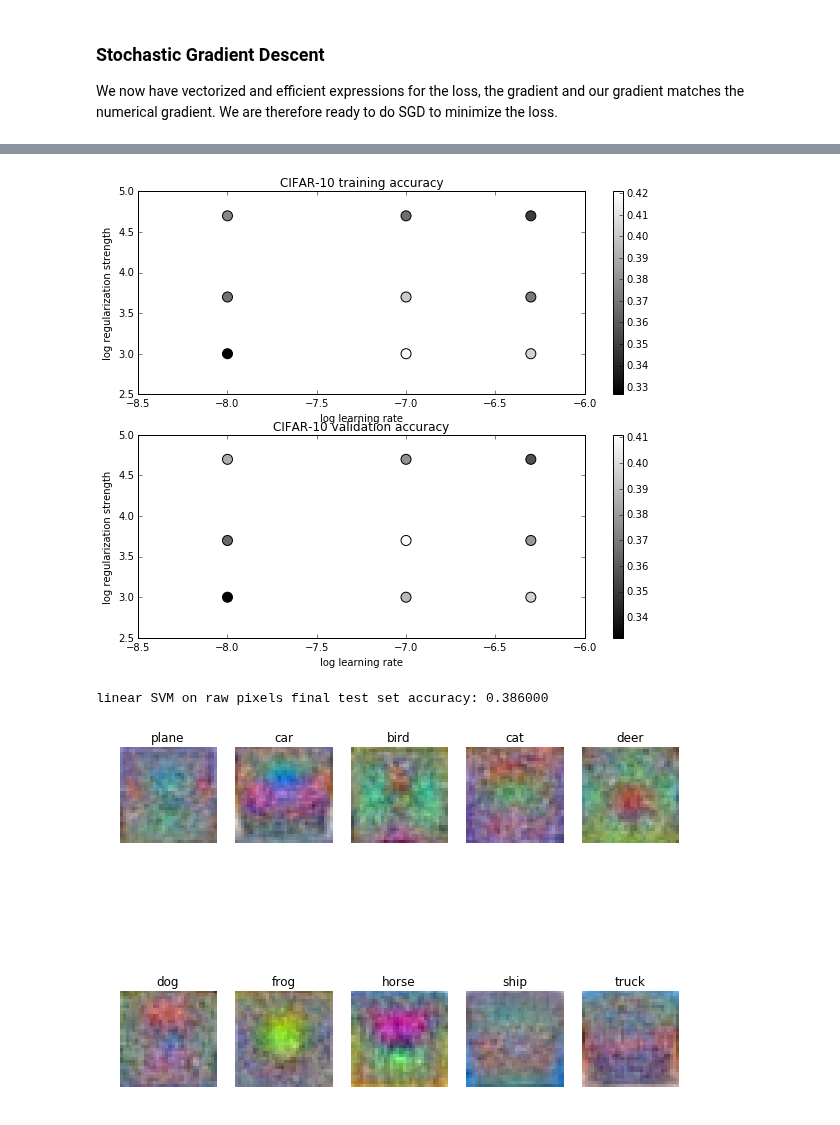
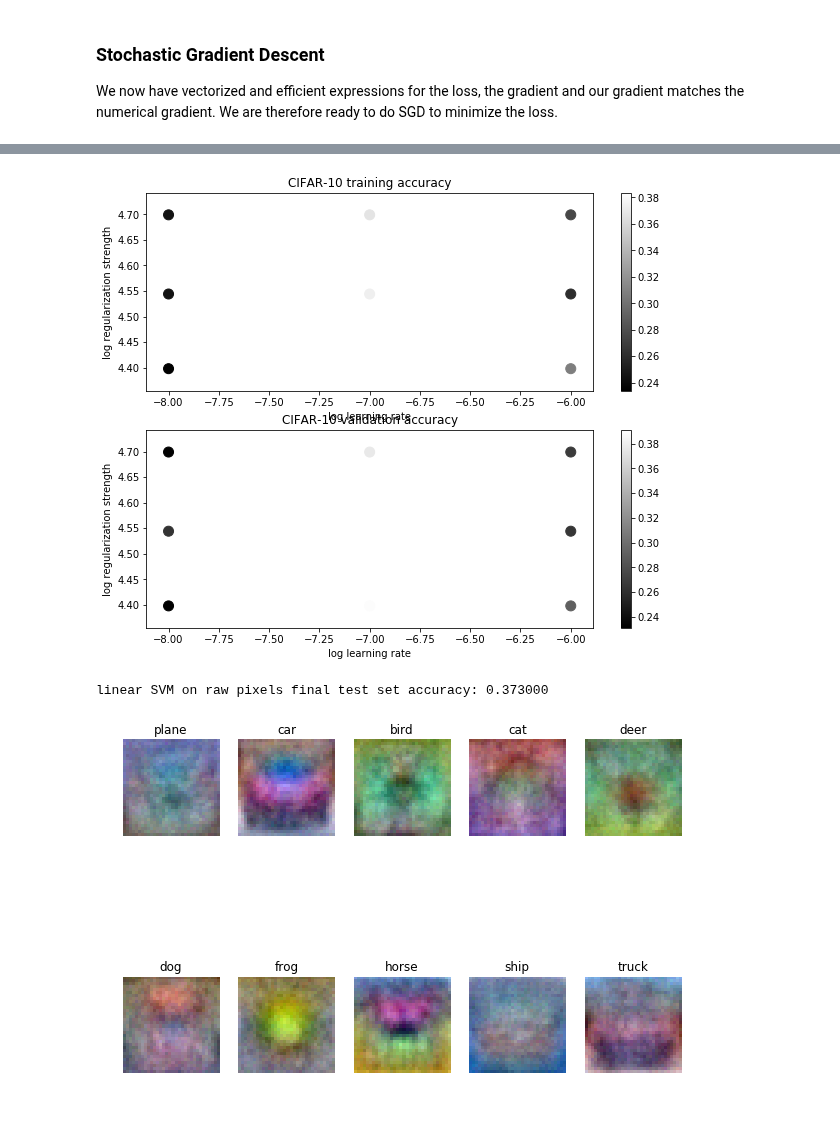
Before and after one commit to kjblakemore/Convolution, a Jupyter notebook: assignment1/svm.ipynb, the cells around one changed output, grey strips where cells are left out. Drawn from its saved outputs; the diff is of its cells as text; code cells hidden in the pictures.

```diff
--- a/assignment1/svm.ipynb
+++ b/assignment1/svm.ipynb
@@ -280,8 +298,8 @@ We now have vectorized and efficient expressions for the loss, the gradient and
 from cs231n.classifiers import LinearSVM
 svm = LinearSVM()
 tic = time.time()
-loss_hist = svm.train(X_train, y_train, learning_rate=1e-7, reg=5e4,
+loss_hist = svm.train(X_train, y_train, learning_rate=1e-7, reg=2.5e4,
                       num_iters=1500, verbose=True)
 toc = time.time()
-print 'That took %fs' % (toc - tic)
+print('That took %fs' % (toc - tic))
 # %% [output]
@@ -325,8 +343,8 @@ validation accuracy: 0.369000
 # learning rate). You should experiment with different ranges for the learning
 # rates and regularization strengths; if you are careful you should be able to
 # get a classification accuracy of about 0.4 on the validation set.
-learning_rates = [1e-7, 5e-7, 1e-8]
-regularization_strengths = [1e3, 5e3, 5e4]
+learning_rates = [1e-8, 1e-7, 1e-6]
+regularization_strengths = [2.5e4, 3.5e4, 5e4]
 
 # results is dictionary mapping tuples of the form
 # (learning_rate, regularization_strength) to tuples of the form
@@ -353,19 +371,19 @@ best_svm = None # The LinearSVM object that achieved the highest validation rate
 from cs231n.classifiers import LinearSVM
 import itertools
 
-for lr, rs in itertools.product(learning_rates, regularization_strengths):
-    print 'lr, rs: ', lr, rs
+for [lr, rs] in itertools.product(learning_rates, regularization_strengths):
+    svm = LinearSVM()
+    svm.train(X_train, y_train, learning_rate=lr, reg=rs, num_iters=1500, verbose=False)
 
-    svm = LinearSVM()
-    loss_hist = svm.train(X_train, y_train, learning_rate=lr, reg=rs,
-                          num_iters=20000, verbose=True)
     y_train_pred = svm.predict(X_train)
+    y_val_pred = svm.predict(X_val)
+
     training_accuracy = np.mean(y_train == y_train_pred)
-    y_val_pred = svm.predict(X_val)
     validation_accuracy = np.mean(y_val == y_val_pred)
-    results[(lr,rs)] = (training_accuracy, validation_accuracy)
 
-    if validation_accuracy > best_val:
+    results[(lr, rs)] = (training_accuracy, validation_accuracy)
+
+    if (validation_accuracy > best_val):
         best_val = validation_accuracy
         best_svm = svm
 
@@ -376,8 +394,8 @@ for lr, rs in itertools.product(learning_rates, regularization_strengths):
 # Print out results.
 for lr, reg in sorted(results):
     train_accuracy, val_accuracy = results[(lr, reg)]
-    print 'lr %e reg %e train accuracy: %f val accuracy: %f' % (
-                lr, reg, train_accuracy, val_accuracy)
+    print('lr %e reg %e train accuracy: %f val accuracy: %f' % (
+                lr, reg, train_accuracy, val_accuracy))
 
-print 'best validation accuracy achieved during cross-validation: %f' % best_val
+print('best validation accuracy achieved during cross-validation: %f' % best_val)
 # %% [output]
@@ -424,32 +435,32 @@ plt.ylabel('log regularization strength')
 plt.title('CIFAR-10 validation accuracy')
 plt.show()
 # %% [output]
-[figure, old version]
+[figure, new version]
 # %%
 # Evaluate the best svm on test set
 y_test_pred = best_svm.predict(X_test)
 test_accuracy = np.mean(y_test == y_test_pred)
-print 'linear SVM on raw pixels final test set accuracy: %f' % test_accuracy
+print('linear SVM on raw pixels final test set accuracy: %f' % test_accuracy)
 # %% [output]
-linear SVM on raw pixels final test set accuracy: 0.386000
+linear SVM on raw pixels final test set accuracy: 0.373000
 # %%
 # Visualize the learned weights for each class.
 # Depending on your choice of learning rate and regularization strength, these may
 # or may not be nice to look at.
 w = best_svm.W[:-1,:] # strip out the bias
 w = w.reshape(32, 32, 3, 10)
 w_min, w_max = np.min(w), np.max(w)
 classes = ['plane', 'car', 'bird', 'cat', 'deer', 'dog', 'frog', 'horse', 'ship', 'truck']
-for i in xrange(10):
-  plt.subplot(2, 5, i + 1)
+for i in range(10):
+    plt.subplot(2, 5, i + 1)
 
-  # Rescale the weights to be between 0 and 255
-  wimg = 255.0 * (w[:, :, :, i].squeeze() - w_min) / (w_max - w_min)
-  plt.imshow(wimg.astype('uint8'))
-  plt.axis('off')
-  plt.title(classes[i])
+    # Rescale the weights to be between 0 and 255
+    wimg = 255.0 * (w[:, :, :, i].squeeze() - w_min) / (w_max - w_min)
+    plt.imshow(wimg.astype('uint8'))
+    plt.axis('off')
+    plt.title(classes[i])
 # %% [output]
-[figure, old version]
+[figure, new version]
 # %% [markdown]
 ### Inline question 2:
 Describe what your visualized SVM weights look like, and offer a brief explanation for why they look they way that they do.
```
Also changed, not shown: parts of 17 cells of this notebook, 20 other files.
